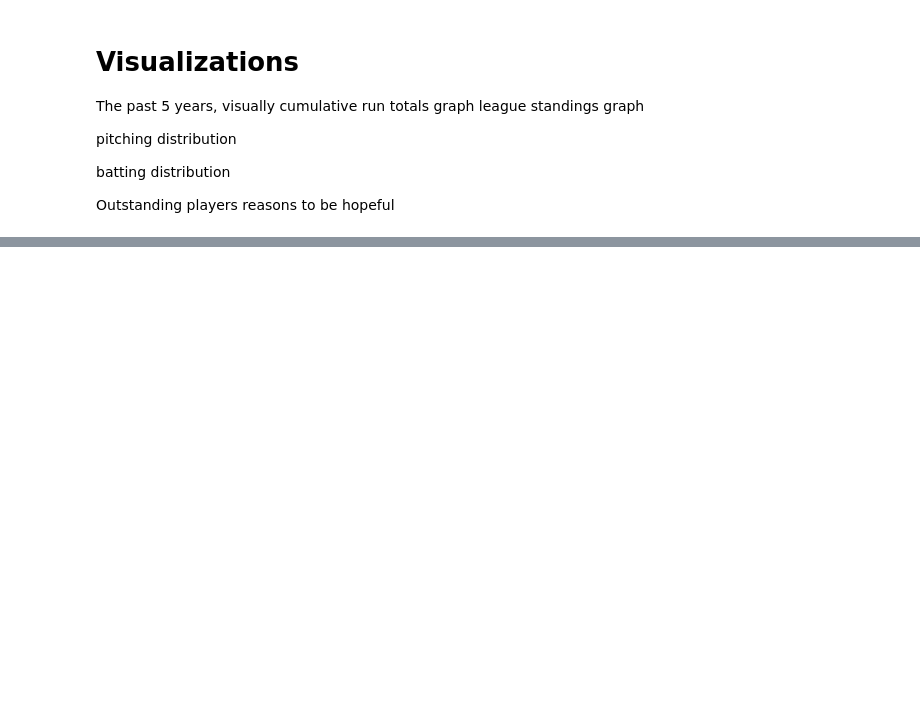
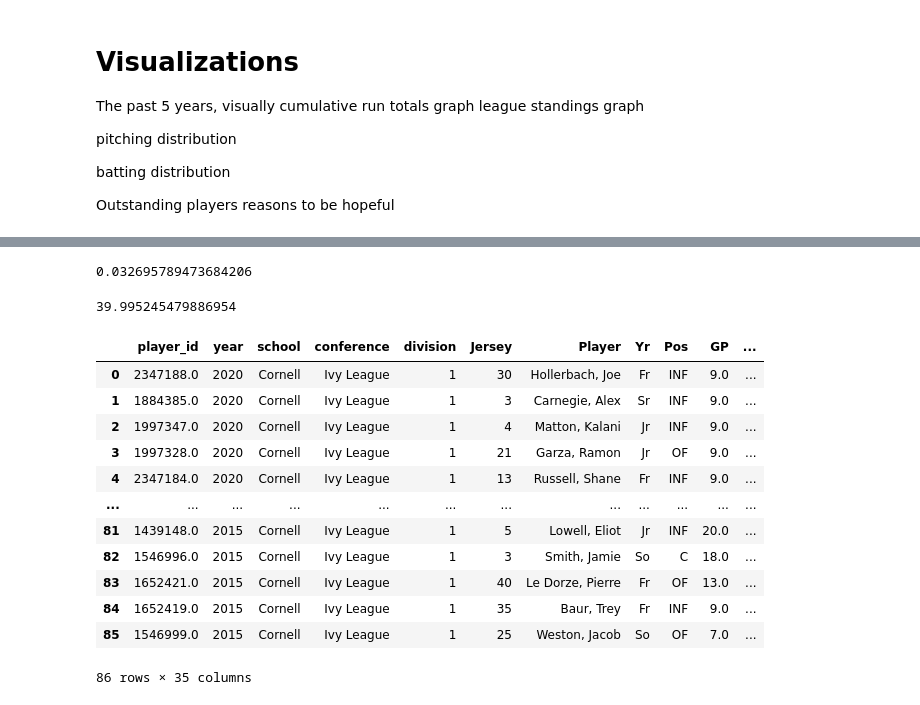
Before and after one commit to nathanblumenfeld/ivybaseball, a Jupyter notebook: vizualizations.ipynb, the cells around one changed output, grey strips where cells are left out. Drawn from its saved outputs; the diff is of its cells as text; code cells hidden in the pictures; blank space fills up the shorter version.

```diff
--- a/vizualizations.ipynb
+++ b/vizualizations.ipynb
@@ -52,0 +219,77 @@ py.iplot(fig, fileopt='overwrite', filename='Logos/Apple_Labor_Violations_TheVer
+# %%
+
+def get_wOBA(player_id, year):
+    """
+    https://rfrey22.medium.com/collegiate-linear-weights-f0237cf40451
+    Data from NCAA, Fangrah
+    """
+    linear_weights = pd.read_csv("ncaa_d1_woba_linear_weights.csv")
+    season_weights = linear_weights[linear_weights.Season== 2020]
+    season_batting = pd.read_csv("cornellbatting"+str(year)+".csv")
+    player_batting =  season_batting[season_batting.player_id== player_id]
+    player_batting = player_batting.fillna(0)
+    wBB = season_weights["wBB"].values[0]
+    wHBP = season_weights["wHBP"].values[0]
+    w1B = season_weights["w1B"].values[0]
+    w2B = season_weights["w2B"].values[0]
+    w3B = season_weights["w3B"].values[0]
+    wHR = season_weights["wHR"].values[0]
+#     print("weights: ["+str(wBB)+','+str(wHBP)+','+str(w1B)+','+str(w2B)+','+str(w3B)+','+str(wHR)+"]")
+    walks = player_batting["BB"].values[0]
+    hits_by_pitch = player_batting["HBP"].values[0]
+    doubles = player_batting["2B"].values[0]
+    triples = player_batting["3B"].values[0]
+    home_runs = player_batting["HR"].values[0]
+    singles =  player_batting["TB"].values[0]-(doubles+triples+home_runs)
+    at_bats = player_batting["AB"].values[0]
+    sacrifice_flies = player_batting["SF"].values[0]
+#     print("values: ["+'walks: '+str(walks)+', hbp:'+str(hits_by_pitch)+', doubles: '+str(doubles)+', triples: '+str(triples)+', homeruns: '+str(home_runs)+', singles:'+str(singles)
+#           +', at-bats: '+str(at_bats)+', sac-flies: '+str(sacrifice_flies)+"]")
+    wOBA = (wBB*walks+wHBP*hits_by_pitch+w1B*singles+w2B*doubles+w3B*triples+wHR*home_runs)/(at_bats+walks+sacrifice_flies+hits_by_pitch)
+#     print(wOBA)
+    return wOBA
+
+get_WOBA(1546999, 2015)
+# %% [output]
+0.032695789473684206
+# %%
+def get_wRC(player_id, year):
+    """
+
+    """
+    linear_weights = pd.read_csv("ncaa_d1_woba_linear_weights.csv")
+    season_weights = linear_weights[linear_weights.Season== 2020]
+    season_batting = pd.read_csv("cornellbatting"+str(year)+".csv")
+    player_batting =  season_batting[season_batting.player_id== player_id]
+    player_batting = player_batting.fillna(0)
+    player_woba = get_wOBA(player_id, year)
+    league_woba = linear_weights["wOBA"].values[0]
+    wOBA_scale = linear_weights["wOBAScale"].values[0]
+    league_runs_per_pa = linear_weights["R/PA"].values[0]
+    at_bats = player_batting["AB"].values[0]
+    walks = player_batting["BB"].values[0]
+    sac_flies = player_batting["SF"].values[0]
+    sac_bunts = player_batting["SH"].values[0]
+    wRC = (((((player_woba-league_woba)/wOBA_scale)+league_runs_per_pa))*(at_bats+walks+sac_flies+sac_bunts))
+#     wRC = [((wOBA - lgwOBA)/wOBAScale) + (lgR/PA)] * PA
+    return wRC
+
+get_wRC(1779085.0,2017)
+# %% [output]
+39.995245479886954
+# %%
+cubatting
+# %% [output]
+|  | player_id | year | school | conference | division | Jersey | Player | Yr | Pos | GP | ... |
+| 0 | 2347188.0 | 2020 | Cornell | Ivy League | 1 | 30 | Hollerbach, Joe | Fr | INF | 9.0 | ... |
+| 1 | 1884385.0 | 2020 | Cornell | Ivy League | 1 | 3 | Carnegie, Alex | Sr | INF | 9.0 | ... |
+| 2 | 1997347.0 | 2020 | Cornell | Ivy League | 1 | 4 | Matton, Kalani | Jr | INF | 9.0 | ... |
+| 3 | 1997328.0 | 2020 | Cornell | Ivy League | 1 | 21 | Garza, Ramon | Jr | OF | 9.0 | ... |
+| 4 | 2347184.0 | 2020 | Cornell | Ivy League | 1 | 13 | Russell, Shane | Fr | INF | 9.0 | ... |
+| ... | ... | ... | ... | ... | ... | ... | ... | ... | ... | ... | ... |
+| 81 | 1439148.0 | 2015 | Cornell | Ivy League | 1 | 5 | Lowell, Eliot | Jr | INF | 20.0 | ... |
+| 82 | 1546996.0 | 2015 | Cornell | Ivy League | 1 | 3 | Smith, Jamie | So | C | 18.0 | ... |
+| 83 | 1652421.0 | 2015 | Cornell | Ivy League | 1 | 40 | Le Dorze, Pierre | Fr | OF | 13.0 | ... |
+| 84 | 1652419.0 | 2015 | Cornell | Ivy League | 1 | 35 | Baur, Trey | Fr | INF | 9.0 | ... |
+| 85 | 1546999.0 | 2015 | Cornell | Ivy League | 1 | 25 | Weston, Jacob | So | OF | 7.0 | ... |
+86 rows × 35 columns
```
Also changed, not shown: parts of 14 cells of this notebook, 16 other files.
